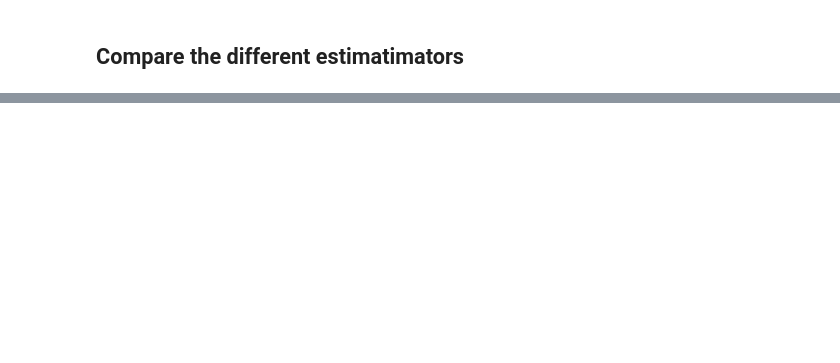
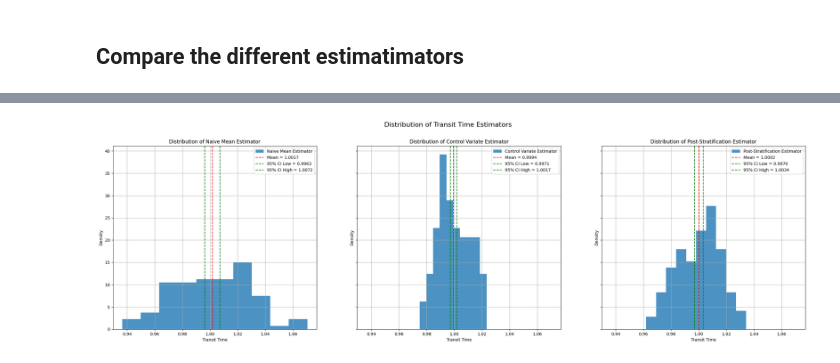
Before and after one commit to DaMole98/SPE-labs, a Jupyter notebook: HW-4/src/simulations.ipynb, the cells around one changed output, grey strips where cells are left out. Saved outputs shown, nothing was run; the diff lists cells and outputs as text; code cells hidden in the pictures; blank space fills up the shorter version.

```diff
--- a/HW-4/src/simulations.ipynb
+++ b/HW-4/src/simulations.ipynb
@@ -869,0 +870,41 @@ Post-Stratification Estimator:
+# %%
+# Plot the distribution of each estimator to verify the normality
+
+fig, axes = plt.subplots(
+    1, len(estimators), figsize=(10 * len(estimators), 8), sharey=True, sharex=True
+)
+for i, est in enumerate(estimators):
+    axes[i].hist(
+        est["values"],
+        density=True,
+        alpha=0.8,
+        label=est["label"],
+    )
+    axes[i].axvline(
+        est["mean"],
+        color="red",
+        linestyle="--",
+        label=f"Mean = {est['mean']:.4f}",
+    )
+    axes[i].axvline(
+        est["cis"][0],
+        color="green",
+        linestyle="--",
+        label=f"95% CI Low = {est['cis'][0]:.4f}",
+    )
+    axes[i].axvline(
+        est["cis"][1],
+        color="green",
+        linestyle="--",
+        label=f"95% CI High = {est['cis'][1]:.4f}",
+    )
+    axes[i].set_title(f"Distribution of {est['label']}")
+    axes[i].set_ylabel("Density")
+    axes[i].set_xlabel("Transit Time")
+    axes[i].legend()
+    axes[i].grid()
+
+plt.suptitle("Distribution of Transit Time Estimators", fontsize=16)
+plt.show()
+# %% [output]
+[figure, added]
```
Also changed, not shown: parts of 6 cells of this notebook.
